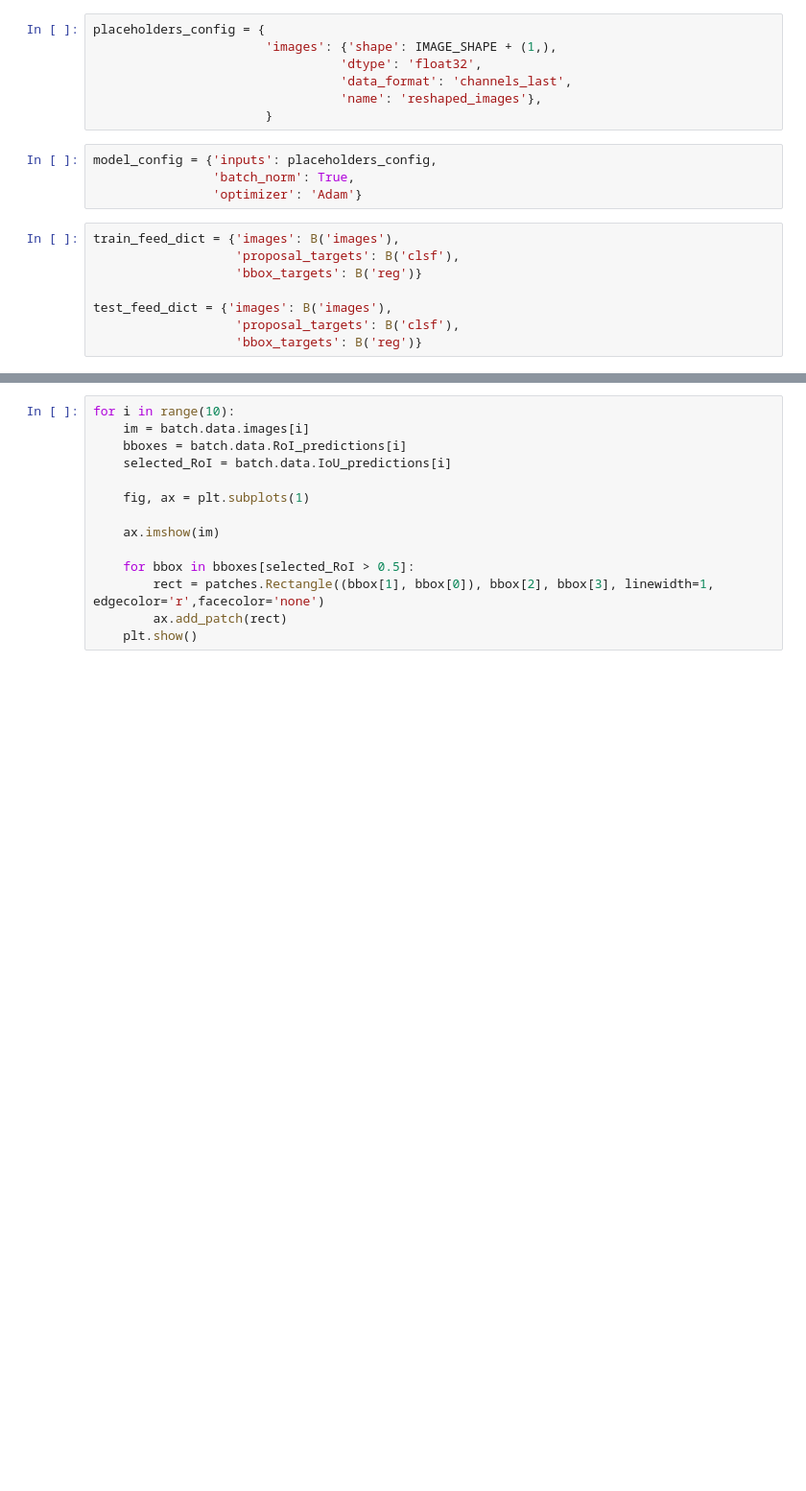
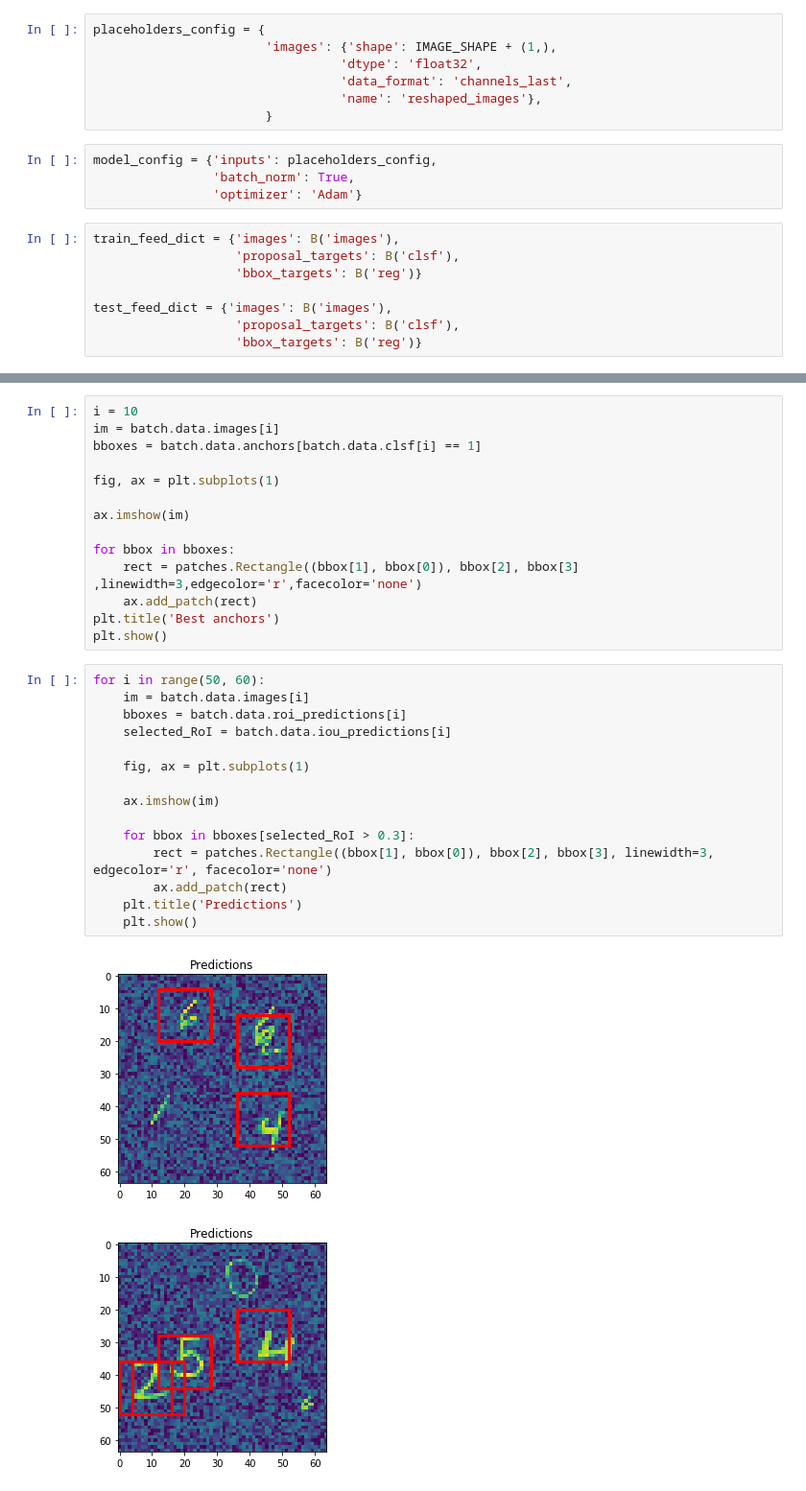
Before and after one commit to analysiscenter/az_training, a Jupyter notebook: base_networks/detection/faster_rcnn_demo.ipynb, the cells around one changed output, grey strips where cells are left out. Shown at 96% size. Drawn from its saved outputs; the diff is of its cells as text; blank space fills up the shorter version.

```diff
--- a/base_networks/detection/faster_rcnn_demo.ipynb
+++ b/base_networks/detection/faster_rcnn_demo.ipynb
@@ -177,14 +130,32 @@ plt.show()
+# %%
+i = 10
+im = batch.data.images[i]
+bboxes = batch.data.anchors[batch.data.clsf[i] == 1]
+
+fig, ax = plt.subplots(1)
+
+ax.imshow(im)
+
+for bbox in bboxes:
+    rect = patches.Rectangle((bbox[1], bbox[0]), bbox[2], bbox[3] ,linewidth=3,edgecolor='r',facecolor='none')
+    ax.add_patch(rect)
+plt.title('Best anchors')
+plt.show()
 # %%
-for i in range(10):
+for i in range(50, 60):
     im = batch.data.images[i]
-    bboxes = batch.data.RoI_predictions[i]
-    selected_RoI = batch.data.IoU_predictions[i]
+    bboxes = batch.data.roi_predictions[i]
+    selected_RoI = batch.data.iou_predictions[i]
 
     fig, ax = plt.subplots(1)
 
     ax.imshow(im)
 
-    for bbox in bboxes[selected_RoI > 0.5]:
-        rect = patches.Rectangle((bbox[1], bbox[0]), bbox[2], bbox[3], linewidth=1, edgecolor='r',facecolor='none')
+    for bbox in bboxes[selected_RoI > 0.3]:
+        rect = patches.Rectangle((bbox[1], bbox[0]), bbox[2], bbox[3], linewidth=3, edgecolor='r', facecolor='none')
         ax.add_patch(rect)
+    plt.title('Predictions')
     plt.show()
+# %% [output]
+[figure, added]
+[figure, added]
```
Also changed, not shown: parts of 13 cells of this notebook, 2 other files.
